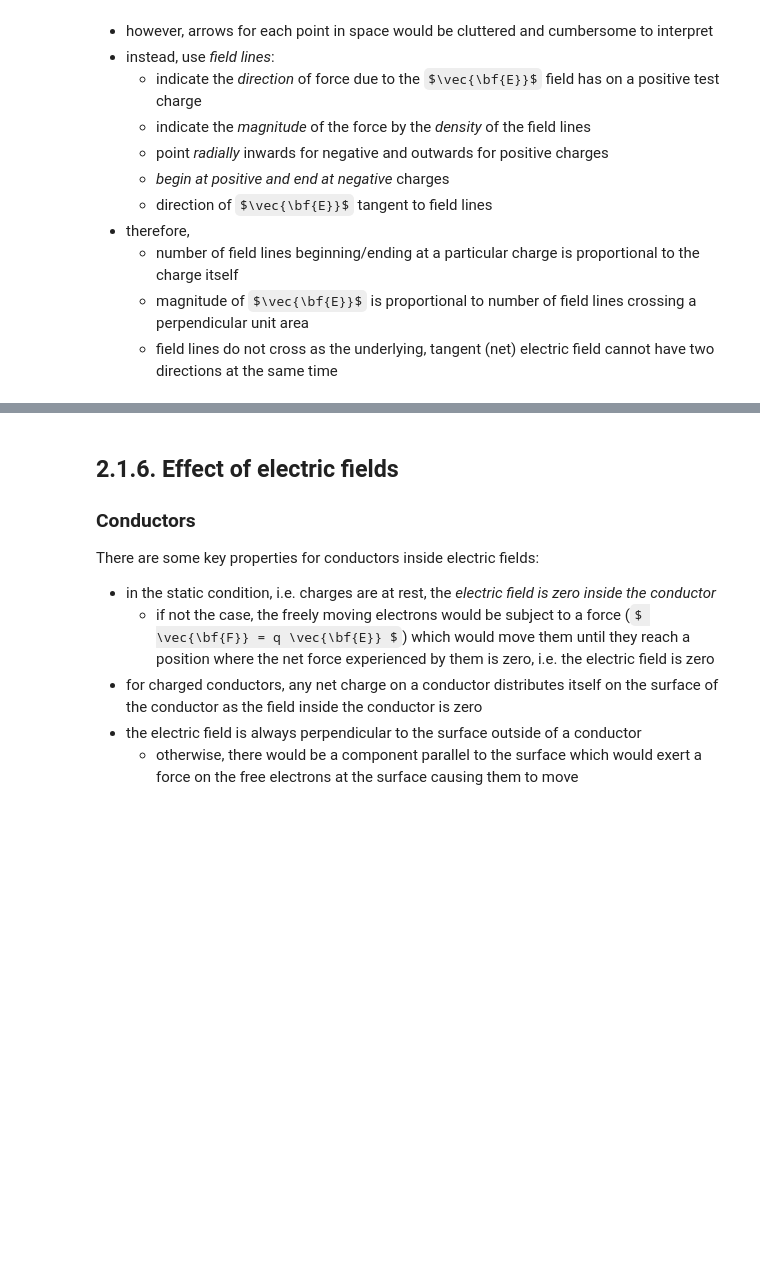
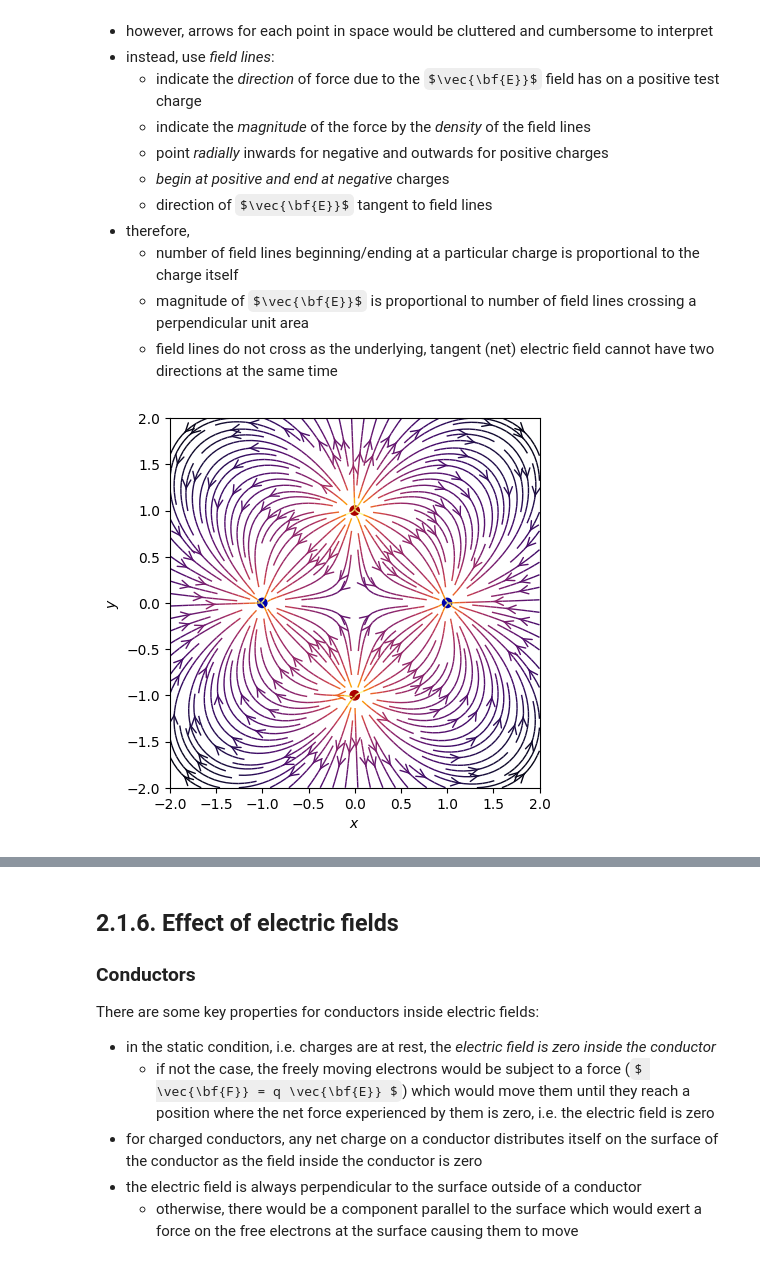
Before and after one commit to hendrikmattern/physics, a Jupyter notebook: physics2/2_1_script.ipynb, the cells around one changed output, grey strips where cells are left out. Cells and saved outputs as stored; diff of their text form; code cells hidden in the pictures; some formulas as TeX source; blank space fills up the shorter version.

```diff
--- a/physics2/2_1_script.ipynb
+++ b/physics2/2_1_script.ipynb
@@ -331,3 +331,57 @@ todo: Figure
     * number of field lines beginning/ending at a particular charge is proportional to the charge itself
     * magnitude of $\vec{\bf{E}}$ is proportional to number of field lines crossing a  perpendicular unit area
     * field lines do not cross as the underlying, tangent (net) electric field cannot have two directions at the same time
+# %%
+# adapted from https://scipython.com/blog/visualizing-a-vector-field-with-matplotlib/
+
+import numpy as np
+import matplotlib.pyplot as plt
+from matplotlib.patches import Circle
+
+def E(q, r0, x, y):
+    """Return the electric field vector E=(Ex,Ey) due to charge q at r0."""
+    den = np.hypot(x-r0[0], y-r0[1])**3
+    return q * (x - r0[0]) / den, q * (y - r0[1]) / den
+
+# Grid of x, y points
+nx, ny = 64, 64
+x = np.linspace(-2, 2, nx)
+y = np.linspace(-2, 2, ny)
+X, Y = np.meshgrid(x, y)
+
+# Create a multipole with nq charges of alternating sign, equally spaced
+# on the unit circle.
+nq = 4
+charges = []
+for i in range(nq):
+    q = i%2 * 2 - 1
+    charges.append((q, (np.cos(2*np.pi*i/nq), np.sin(2*np.pi*i/nq))))
+
+# Electric field vector, E=(Ex, Ey), as separate components
+Ex, Ey = np.zeros((ny, nx)), np.zeros((ny, nx))
+for charge in charges:
+    ex, ey = E(*charge, x=X, y=Y)
+    Ex += ex
+    Ey += ey
+
+fig = plt.figure()
+ax = fig.add_subplot(111)
+
+# Plot the streamlines with an appropriate colormap and arrow style
+color = 2 * np.log(np.hypot(Ex, Ey))
+ax.streamplot(x, y, Ex, Ey, color=color, linewidth=1, cmap=plt.cm.inferno,
+              density=2, arrowstyle='->', arrowsize=1.5)
+
+# Add filled circles for the charges themselves
+charge_colors = {True: '#aa0000', False: '#0000aa'}
+for q, pos in charges:
+    ax.add_artist(Circle(pos, 0.05, color=charge_colors[q>0]))
+
+ax.set_xlabel('$x$')
+ax.set_ylabel('$y$')
+ax.set_xlim(-2,2)
+ax.set_ylim(-2,2)
+ax.set_aspect('equal')
+plt.show()
+# %% [output]
+[figure, added]
```
Also changed, not shown: parts of 2 cells of this notebook, 2 other files.
